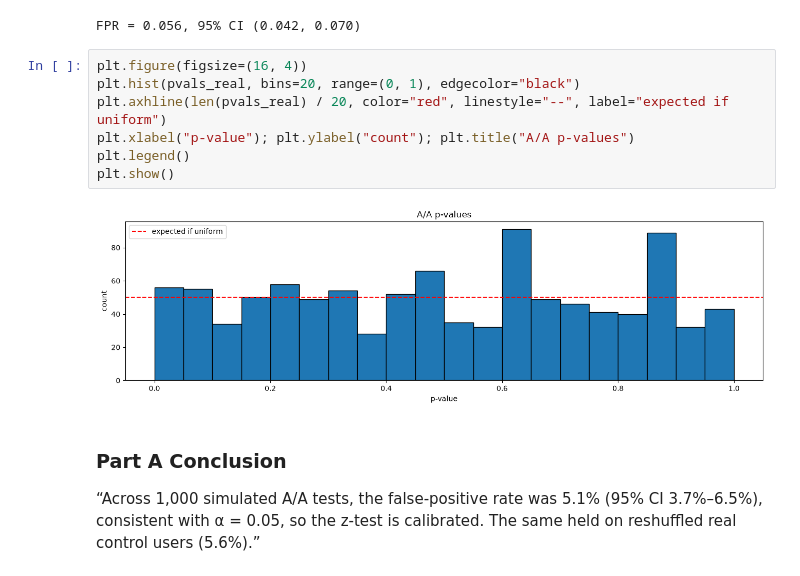
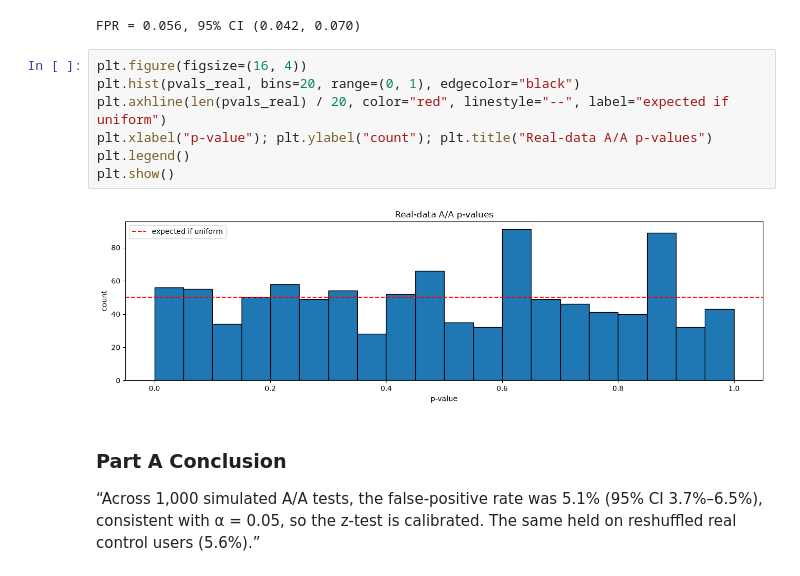
Before and after one commit to souravjain122/ds-prep, a Jupyter notebook: notebooks/05_aa_power_sim.ipynb, the cells around one changed output. Drawn from its saved outputs; the diff is of its cells as text.

Commit message:
Changed Real Twist Histogram title, better explanation for Part B conclusion

```diff
--- a/notebooks/05_aa_power_sim.ipynb
+++ b/notebooks/05_aa_power_sim.ipynb
@@ -84,12 +84,12 @@ FPR = 0.056, 95% CI (0.042, 0.070)
 # %%
 plt.figure(figsize=(16, 4))
 plt.hist(pvals_real, bins=20, range=(0, 1), edgecolor="black")
 plt.axhline(len(pvals_real) / 20, color="red", linestyle="--", label="expected if uniform")
-plt.xlabel("p-value"); plt.ylabel("count"); plt.title("A/A p-values")
+plt.xlabel("p-value"); plt.ylabel("count"); plt.title("Real-data A/A p-values")
 plt.legend()
 plt.show()
 # %% [output]
-[figure, old version]
+[figure, new version]
 # %% [markdown]
 ### Part A Conclusion
 “Across 1,000 simulated A/A tests, the false-positive rate was 5.1% (95% CI 3.7%–6.5%), consistent with α = 0.05, so the z-test is calibrated. The same held on reshuffled real control users (5.6%).”
```
Also changed, not shown: parts of 1 cell of this notebook.
